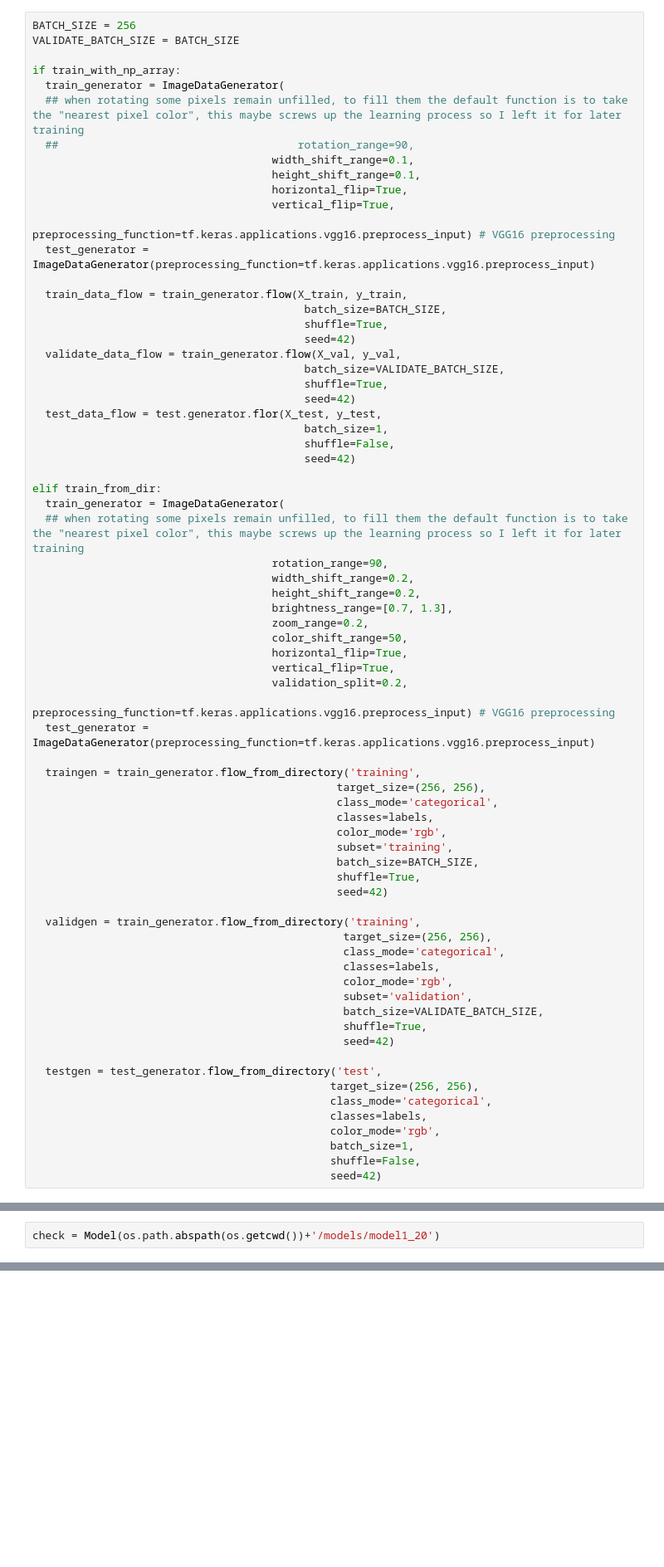
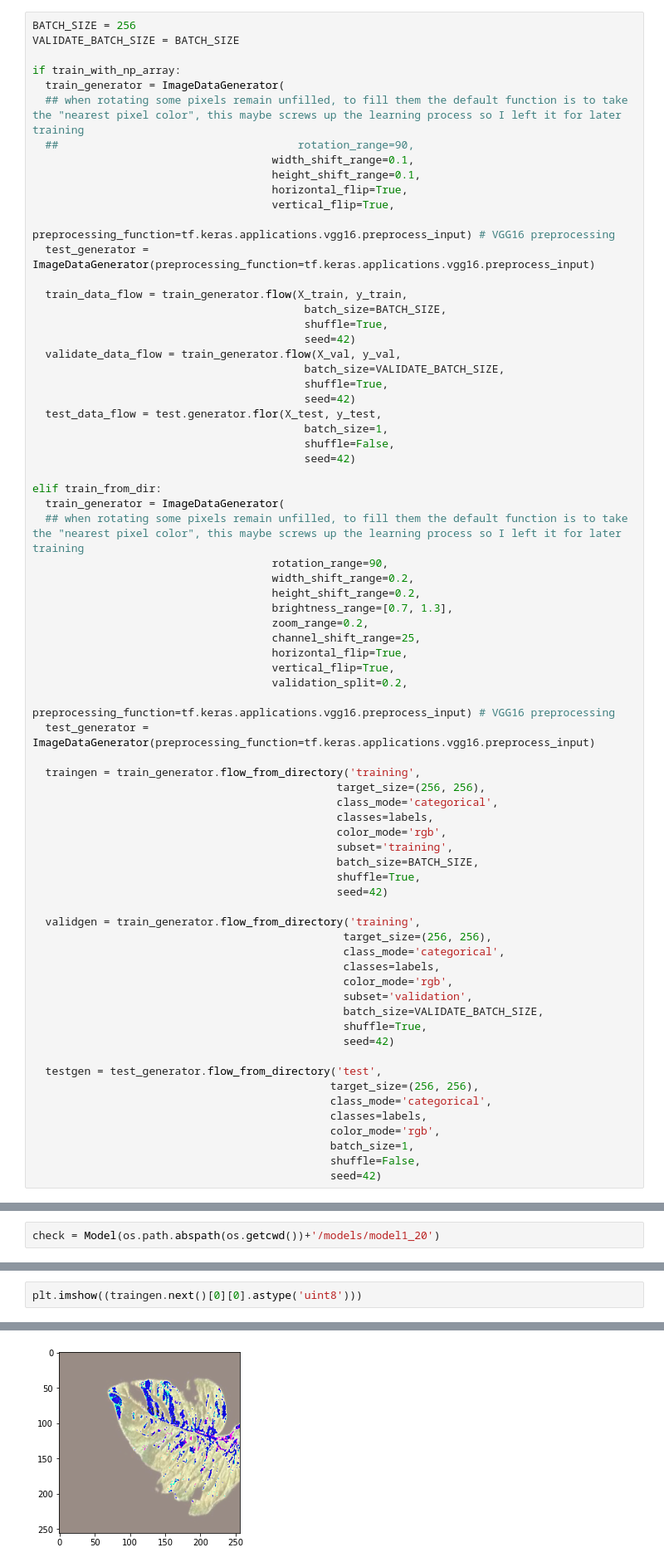
Before and after one commit to giuliovv/ANNDL_competitions, a Jupyter notebook: toma_models/model3.ipynb, the cells around one changed output, grey strips where cells are left out. Shown at 83% size. Drawn from its saved outputs; the diff is of its cells as text; blank space fills up the shorter version.

```diff
--- a/toma_models/model3.ipynb
+++ b/toma_models/model3.ipynb
@@ -213,7 +213,7 @@ elif train_from_dir:
                                      height_shift_range=0.2,
                                      brightness_range=[0.7, 1.3],
                                      zoom_range=0.2,
-                                     color_shift_range=50,
+                                     channel_shift_range=25,
                                      horizontal_flip=True,
                                      vertical_flip=True,
                                      validation_split=0.2,
@@ -553,0 +452,3 @@ print([check.predict(tf.expand_dims(i[0][0], 0)) for i in im])
+# %%
+plt.imshow((traingen.next()[0][0].astype('uint8')))
+# %% [output]
@@ -553,0 +456 @@ print([check.predict(tf.expand_dims(i[0][0], 0)) for i in im])
+[figure, added]
```
Also changed, not shown: parts of 9 cells of this notebook.
